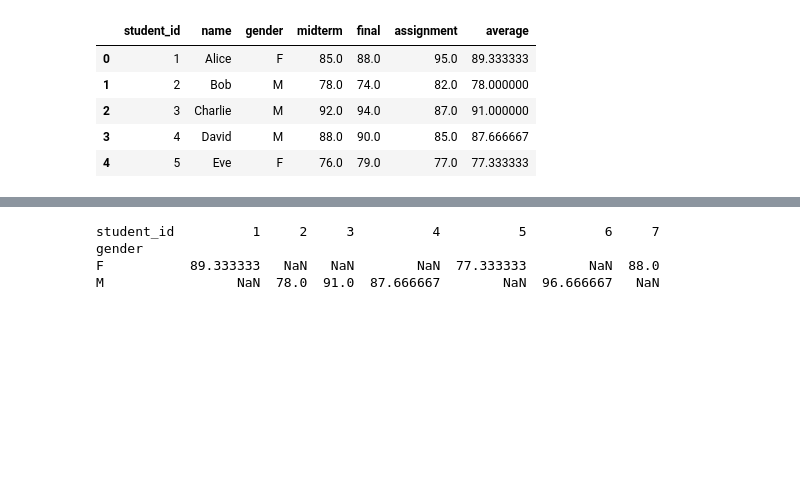
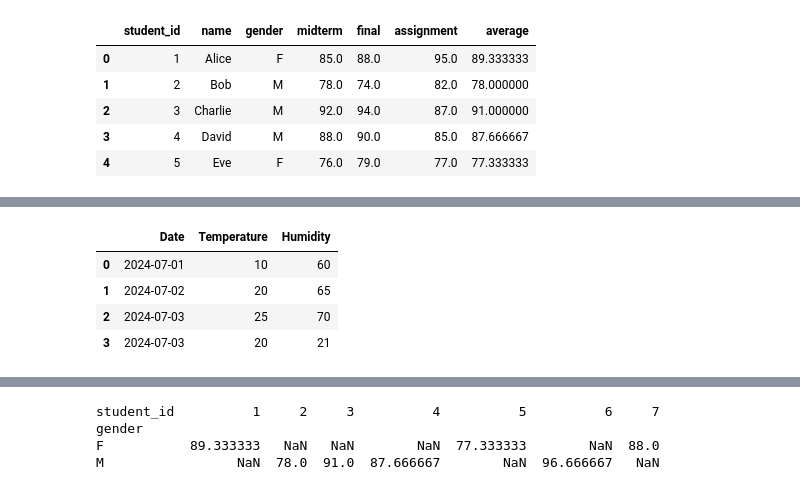
Before and after one commit to j00jun/DeepLearning_study, a Jupyter notebook: 빅분기_실기/part02_데이터_처리/sec01_pandas_라이브러리.ipynb, the cells around one changed output, grey strips where cells are left out. Saved outputs shown, nothing was run; the diff lists cells and outputs as text; code cells hidden in the pictures; blank space fills up the shorter version.

```diff
--- a/빅분기_실기/part02_데이터_처리/sec01_pandas_라이브러리.ipynb
+++ b/빅분기_실기/part02_데이터_처리/sec01_pandas_라이브러리.ipynb
@@ -1110,0 +1116,16 @@ df_7.head()
+# %%
+# 예제 데이터 생성
+import pandas as pd
+data = {
+    'Date' : ['2024-07-01', '2024-07-02', '2024-07-03', '2024-07-03'],
+    'Temperature': [10, 20, 25, 20],
+    'Humidity': [60, 65, 70, 21]
+}
+df = pd.DataFrame(data)
+df
+# %% [output]
+|  | Date | Temperature | Humidity |
+| 0 | 2024-07-01 | 10 | 60 |
+| 1 | 2024-07-02 | 20 | 65 |
+| 2 | 2024-07-03 | 25 | 70 |
+| 3 | 2024-07-03 | 20 | 21 |
```
Also changed, not shown: parts of 7 cells of this notebook.
